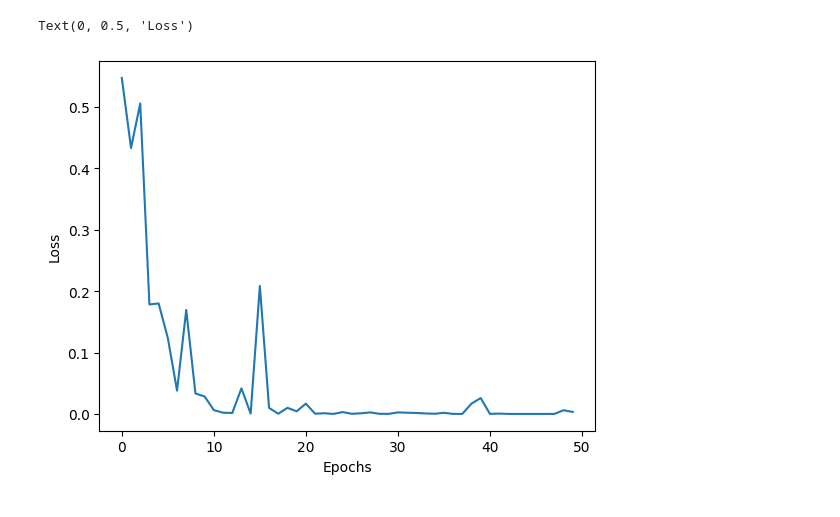
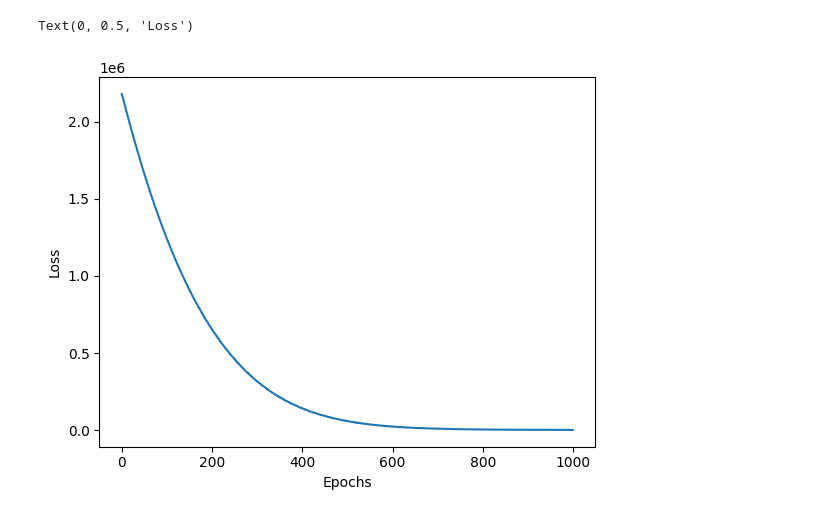
Before and after one commit to Kyle1668/ML_Fundementals, a Jupyter notebook: mpl.ipynb, the cells around one changed output. Saved outputs shown, nothing was run; the diff lists cells and outputs as text; code cells hidden in the pictures.

```diff
--- a/mpl.ipynb
+++ b/mpl.ipynb
@@ -55,22 +80,39 @@ class MLP(Module):
 # %%
-model = MLP()
-loss_function = BCELoss()
-optimizer = optim.AdamW(model.parameters(), lr=0.01)
+class LinearRegression(Module):
+    def __init__(self):
+        super().__init__()
+        self.weights = Parameter(torch.rand(768))
+        self.bias = Parameter(torch.rand(1))
+
+    def forward(self, input_batch):
+        weighted_sum = input_batch @ self.weights
+        with_bias = weighted_sum + self.bias
+        return with_bias
+
+
 losses = []
+loss_function = MSELoss()
+model = LinearRegression()
+optimizer = optim.AdamW(model.parameters(), lr=1e-2)
 
-for _ in range(50):
-    input = torch.rand(3)
-    output = model(input)
-    label = torch.Tensor([0, 1])
-    loss = loss_function(output, label)
+for _ in range(1000):
+    # Get pred
+    input_tensor = torch.rand(512, 768)
+    prediction = model(input_tensor)
+
+    # Optimize
+    label = torch.Tensor([1668])
+    loss = loss_function(prediction, label)
     loss.backward()
     optimizer.step()
+
+    # Prep for next batch
     optimizer.zero_grad()
     losses.append(loss.item())
 
 fig = sns.lineplot(losses)
 plt.xlabel("Epochs")
 plt.ylabel("Loss")
 # %% [output]
 Text(0, 0.5, 'Loss')
-[figure, old version]
+[figure, new version]
```
Also changed, not shown: parts of 2 cells of this notebook.
